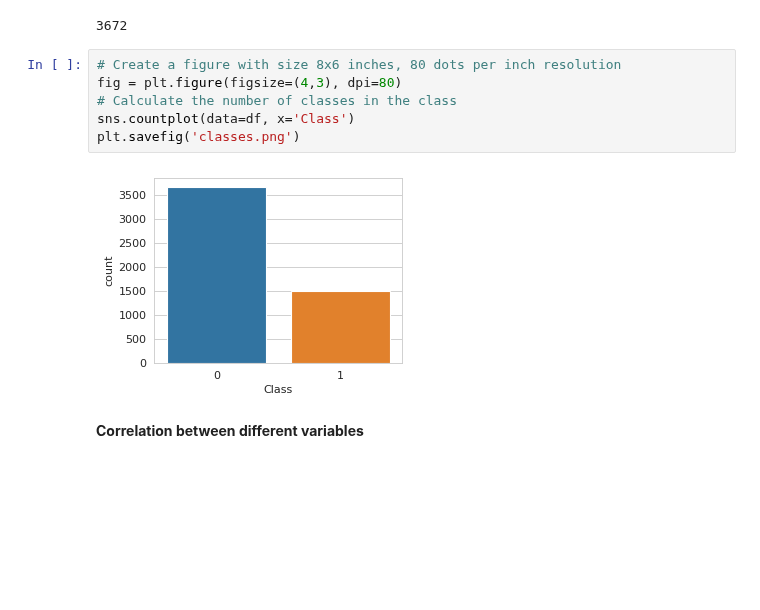
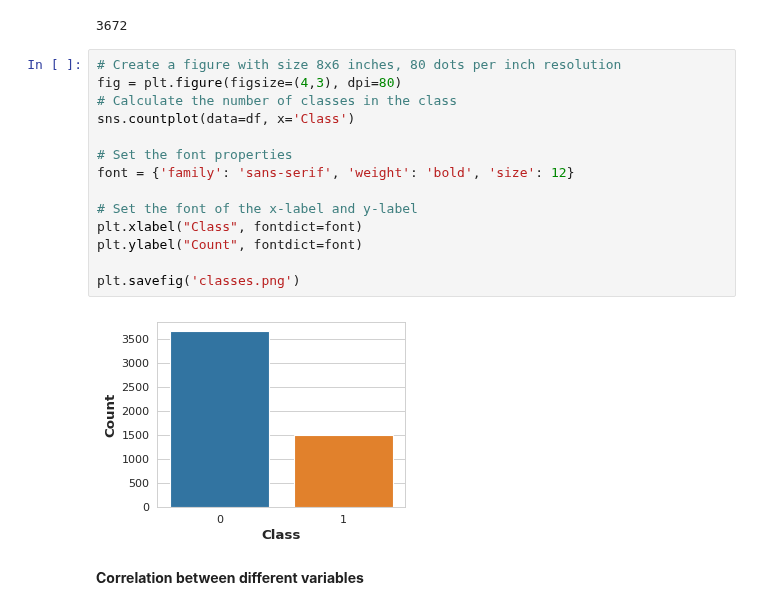
Before and after one commit to asheta66/Machine-Learning-2024, a Jupyter notebook: Classification/Spam3.ipynb, the cells around one changed output. Saved outputs shown, nothing was run; the diff lists cells and outputs as text; blank space fills up the shorter version.

```diff
--- a/Classification/Spam3.ipynb
+++ b/Classification/Spam3.ipynb
@@ -79,11 +79,19 @@ print(zeros_count)
 # %%
 # Create a figure with size 8x6 inches, 80 dots per inch resolution
 fig = plt.figure(figsize=(4,3), dpi=80)
 # Calculate the number of classes in the class
 sns.countplot(data=df, x='Class')
+
+# Set the font properties
+font = {'family': 'sans-serif', 'weight': 'bold', 'size': 12}
+
+# Set the font of the x-label and y-label
+plt.xlabel("Class", fontdict=font)
+plt.ylabel("Count", fontdict=font)
+
 plt.savefig('classes.png')
 # %% [output]
-[figure, old version]
+[figure, new version]
 # %% [markdown]
 **Correlation between different variables**
 # %%
```
Also changed, not shown: parts of 14 cells of this notebook.
